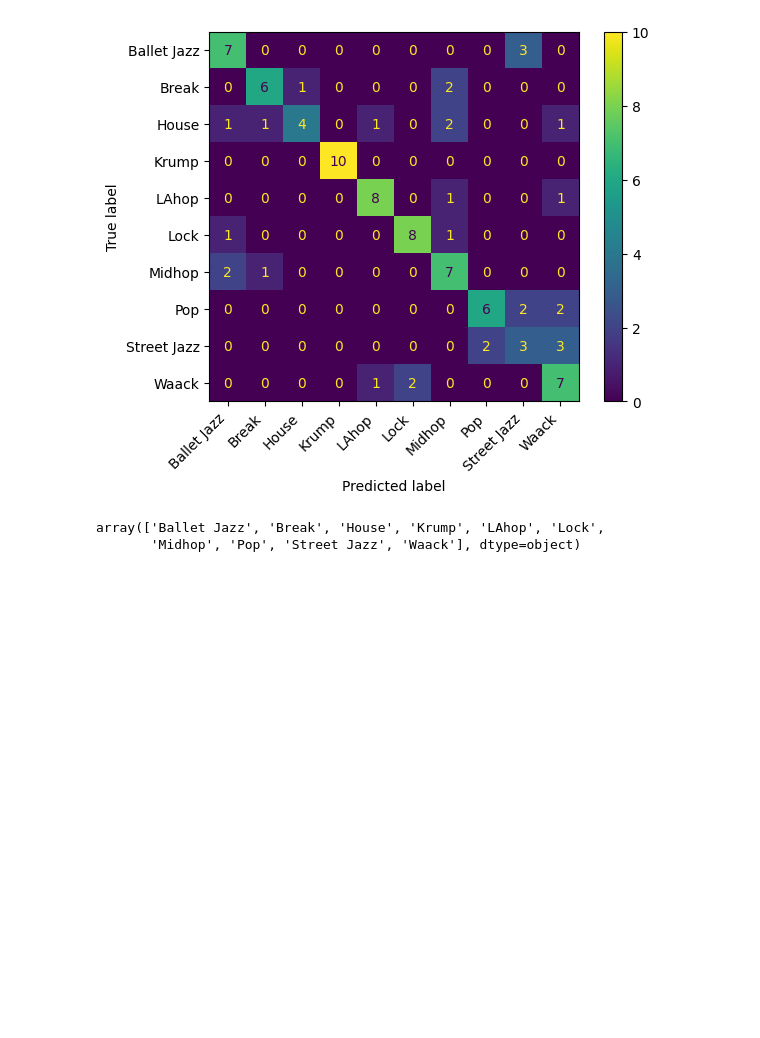
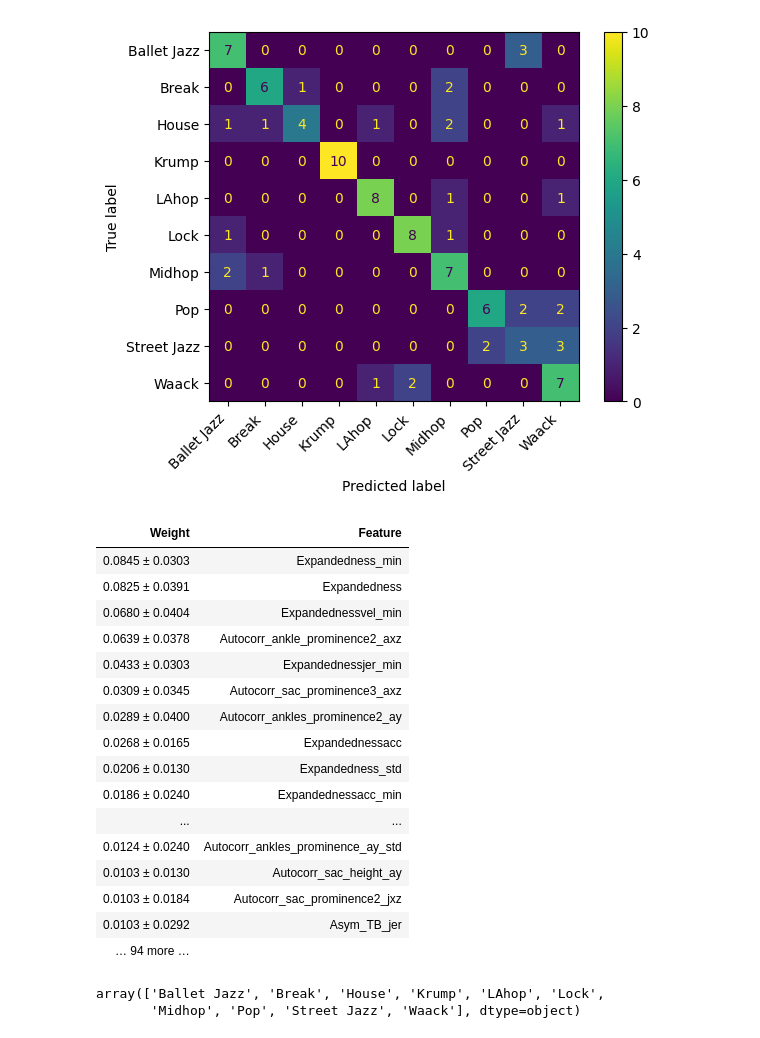
Before and after one commit to tBenBaker/MovementClassifier, a Jupyter notebook: DanceProj1/notebooks/03_inspectiondraft.ipynb, the cells around one changed output. Saved outputs shown, nothing was run; the diff lists cells and outputs as text; code cells hidden in the pictures; blank space fills up the shorter version.

```diff
--- a/DanceProj1/notebooks/03_inspectiondraft.ipynb
+++ b/DanceProj1/notebooks/03_inspectiondraft.ipynb
@@ -63,8 +63,27 @@ plt.savefig('../plots/XGBconfusionmatrix.png')
 # %%
 #show permutation importance
 import eli5
-from sklearn.inspection import PermutationImportance
+from eli5.sklearn import PermutationImportance
 perm = PermutationImportance(xgb_mod, random_state=1).fit(X_test, y_test)
+eli5.show_weights(perm, feature_names = X_test.columns.tolist())
+# %% [output]
+| Weight | Feature |
+| 0.0845 ± 0.0303 | Expandedness_min |
+| 0.0825 ± 0.0391 | Expandedness |
+| 0.0680 ± 0.0404 | Expandednessvel_min |
+| 0.0639 ± 0.0378 | Autocorr_ankle_prominence2_axz |
+| 0.0433 ± 0.0303 | Expandednessjer_min |
+| 0.0309 ± 0.0345 | Autocorr_sac_prominence3_axz |
+| 0.0289 ± 0.0400 | Autocorr_ankles_prominence2_ay |
+| 0.0268 ± 0.0165 | Expandednessacc |
+| 0.0206 ± 0.0130 | Expandedness_std |
+| 0.0186 ± 0.0240 | Expandednessacc_min |
+| ... | ... |
+| 0.0124 ± 0.0240 | Autocorr_ankles_prominence_ay_std |
+| 0.0103 ± 0.0130 | Autocorr_sac_height_ay |
+| 0.0103 ± 0.0184 | Autocorr_sac_prominence2_jxz |
+| 0.0103 ± 0.0292 | Asym_TB_jer |
+| … 94 more … |  |
 # %%
 #label list for convience
 labels = yprobdf['True_Label'].unique()
```
Also changed, not shown: 10 other files.
